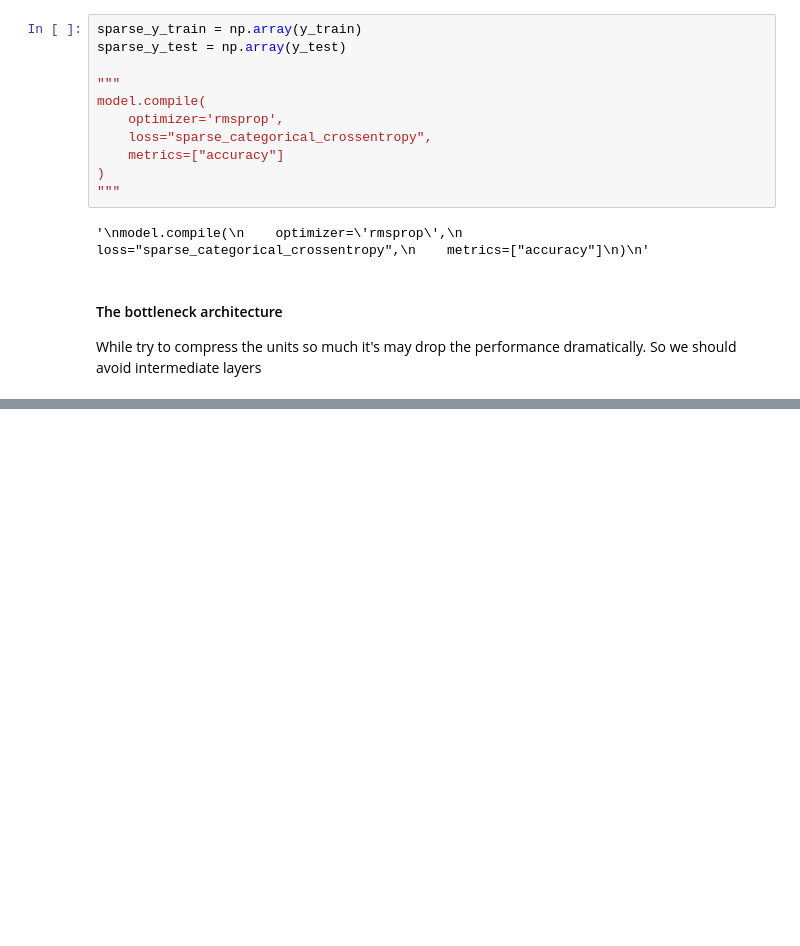
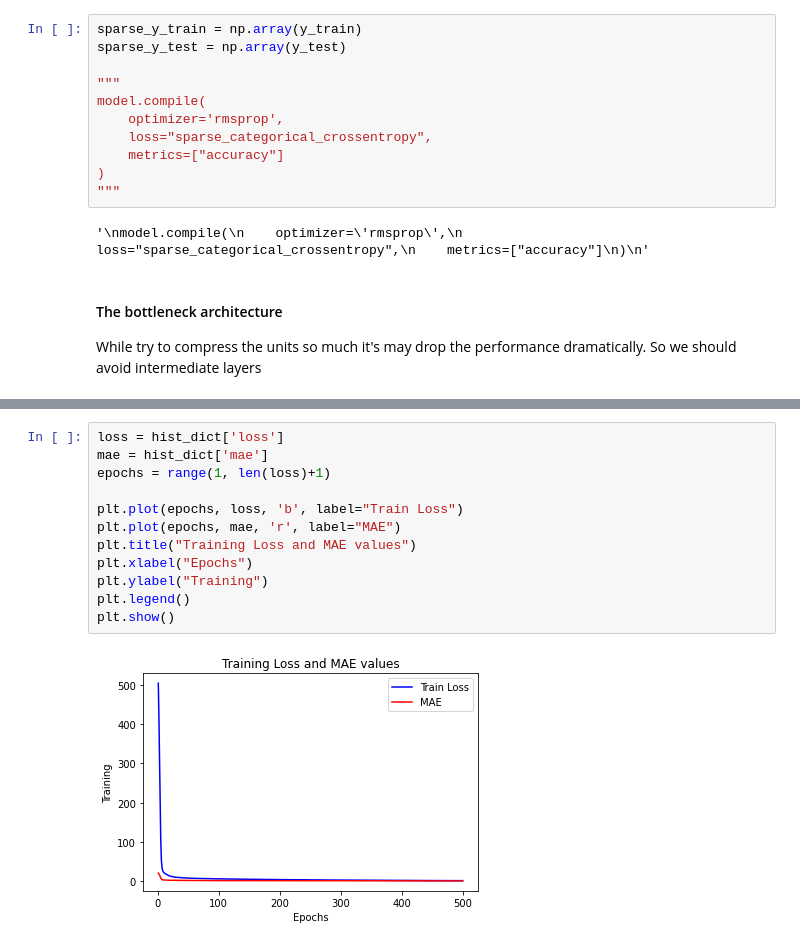
Before and after one commit to theaveas/DeepLearning, a Jupyter notebook: DLwithPython/chapter04_dl4python.ipynb, the cells around one changed output, grey strips where cells are left out. Drawn from its saved outputs; the diff is of its cells as text; blank space fills up the shorter version.

```diff
--- a/DLwithPython/chapter04_dl4python.ipynb
+++ b/DLwithPython/chapter04_dl4python.ipynb
@@ -542,0 +679,14 @@ Epoch 20/20
+# %%
+loss = hist_dict['loss']
+mae = hist_dict['mae']
+epochs = range(1, len(loss)+1)
+
+plt.plot(epochs, loss, 'b', label="Train Loss")
+plt.plot(epochs, mae, 'r', label="MAE")
+plt.title("Training Loss and MAE values")
+plt.xlabel("Epochs")
+plt.ylabel("Training")
+plt.legend()
+plt.show()
+# %% [output]
+[figure, added]
```
Also changed, not shown: parts of 31 cells of this notebook.
